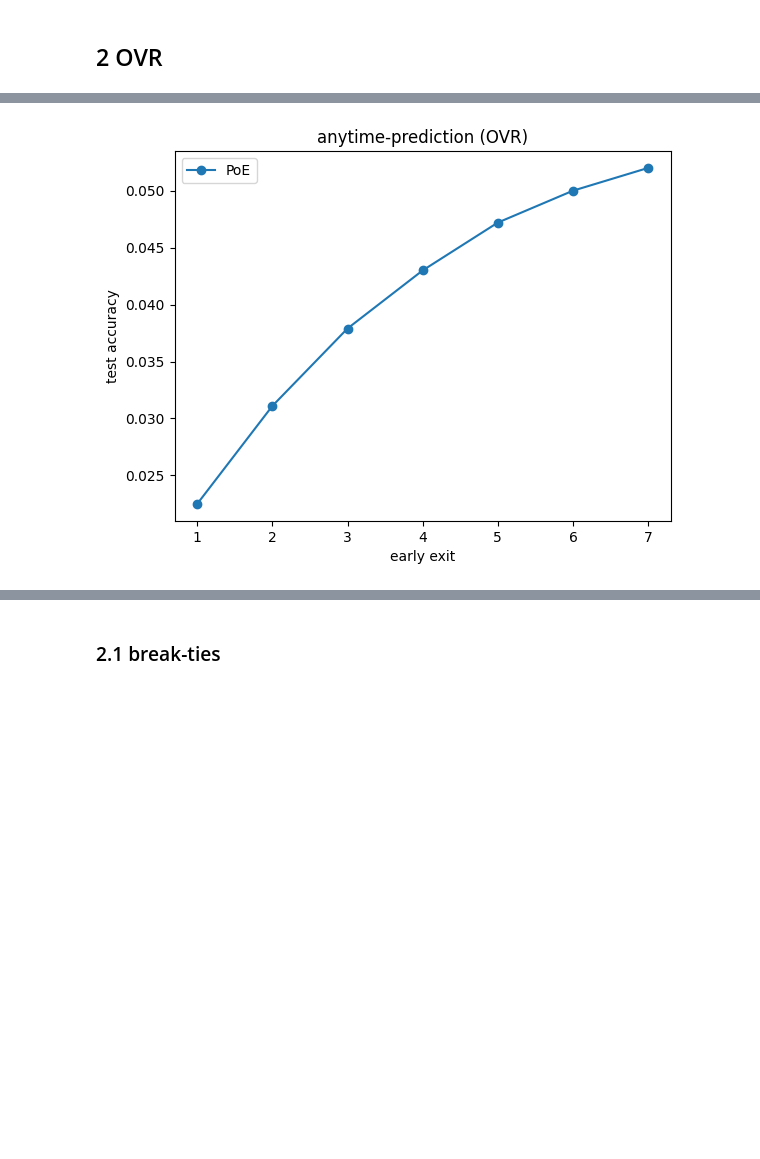
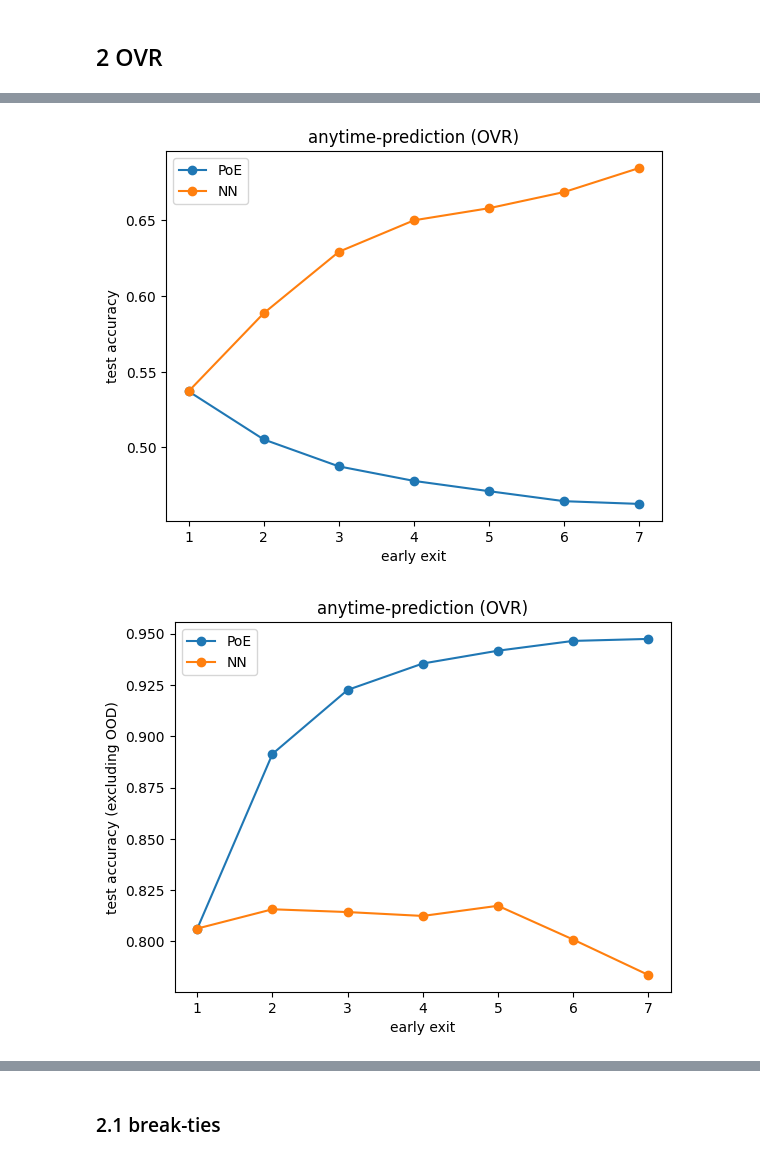
Before and after one commit to metodj/MSDNet-PyTorch, a Jupyter notebook: modal_probs.ipynb, the cells around one changed output, grey strips where cells are left out. Cells and saved outputs as stored; diff of their text form; code cells hidden in the pictures; blank space fills up the shorter version.

```diff
--- a/modal_probs.ipynb
+++ b/modal_probs.ipynb
@@ -94,7 +118,7 @@ def f_probs_ovr_poe_break_ties(logits, probs_ovr_poe):
 ARGS = parse_args()
 ARGS.data_root = 'data'
 ARGS.data = 'cifar100'
-ARGS.save= '/home/metod/Desktop/PhD/year1/PoE/MSDNet-PyTorch/models/models'
+ARGS.save= f'/home/metod/Desktop/PhD/year1/PoE/MSDNet-PyTorch/models/{MODEL_FOLDER}'
 ARGS.arch = 'msdnet'
 ARGS.batch_size = 64
 ARGS.epochs = 300
@@ -107,10 +131,11 @@ ARGS.num_classes = 100
 ARGS.step = 2
 ARGS.use_valid = True
 ARGS.splits = ['train', 'val', 'test']
+ARGS.likelihood = LIKELIHOOD
 # %%
 # load pre-trained model
 model = MSDNet(args=ARGS)
-MODEL_PATH = 'models/models/save_models/checkpoint_299.pth.tar'
+MODEL_PATH = f'models/{MODEL_FOLDER}/save_models/checkpoint_299.pth.tar'
 state = torch.load(MODEL_PATH)
 params = OrderedDict()
 for params_name, params_val in state['state_dict'].items():
@@ -267,7 +292,21 @@ plt.show()
 # %% [markdown]
 ## 2 OVR
+# %%
+probs_ovr = ovr_likelihood(logits)
+preds_ovr = {i: torch.argmax(probs_ovr, dim=2)[i, :] for i in range(L)}
+acc_ovr = [(targets == preds_ovr[i]).sum() / len(targets) for i in range(L)]
+ids_ood_ovr = get_ood_ovr(probs_ovr)
+nr_ood_ovr = {l: len(l_dict) for l, l_dict in ids_ood_ovr.items()}
+
+_ids = {l: [i for i in range(10000) if i not in l_ids] for l, l_ids in ids_ood_ovr.items()}
+acc_ovr_excluding_ood = [(targets[_ids[i]] == preds_ovr[i][_ids[i]]).sum() / len(targets[_ids[i]]) for i in range(L)]
 # %%
 probs_ovr = ovr_likelihood(logits)
 probs_poe_ovr = f_probs_ovr_poe(probs_ovr)
 preds_poe_ovr = {i: torch.argmax(probs_poe_ovr, dim=2)[i, :] for i in range(L)}
 acc_poe_ovr = [(targets == preds_poe_ovr[i]).sum() / len(targets) for i in range(L)]
+ids_ood_poe_ovr = get_ood_ovr(probs_poe_ovr)
+nr_ood_poe_ovr = {l: len(l_dict) for l, l_dict in ids_ood_poe_ovr.items()}
+
+_ids = {l: [i for i in range(10000) if i not in l_ids] for l, l_ids in ids_ood_poe_ovr.items()}
+acc_poe_ovr_excluding_ood = [(targets[_ids[i]] == preds_poe_ovr[i][_ids[i]]).sum() / len(targets[_ids[i]]) for i in range(L)]
@@ -284,10 +334,28 @@ acc_poe_ovr
 # %%
 early_exits = [i + 1 for i in range(len(acc))]
 plt.plot(early_exits, acc_poe_ovr, marker='o', label='PoE')
+plt.plot(early_exits, acc_ovr, marker='o', label='NN')
 plt.legend()
 plt.title('anytime-prediction (OVR)')
 plt.ylabel('test accuracy')
 plt.xlabel('early exit')
 plt.show()
+
+plt.plot(early_exits, acc_poe_ovr_excluding_ood, marker='o', label='PoE')
+plt.plot(early_exits, acc_ovr_excluding_ood, marker='o', label='NN')
+plt.legend()
+plt.title('anytime-prediction (OVR)')
+plt.ylabel('test accuracy (excluding OOD)')
+plt.xlabel('early exit')
+plt.show()
+
+plt.plot(early_exits, nr_ood_poe_ovr.values(), marker='o', label='PoE')
+plt.plot(early_exits, nr_ood_ovr.values(), marker='o', label='NN')
+plt.legend()
+plt.title('anytime-prediction (OVR)')
+plt.ylabel('nr. OOD test samples')
+plt.xlabel('early exit')
+plt.show()
 # %% [output]
-[figure, old version]
+[figure, new version]
+[figure, added]
```
Also changed, not shown: parts of 27 cells of this notebook.
